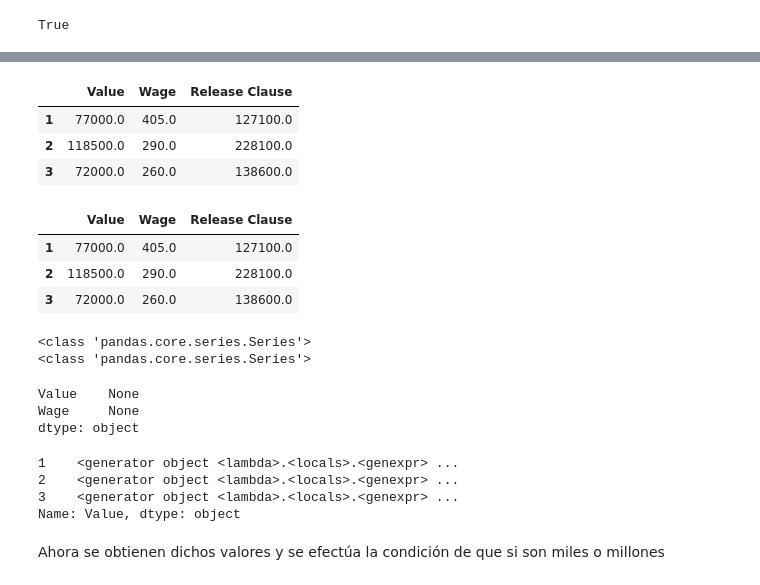
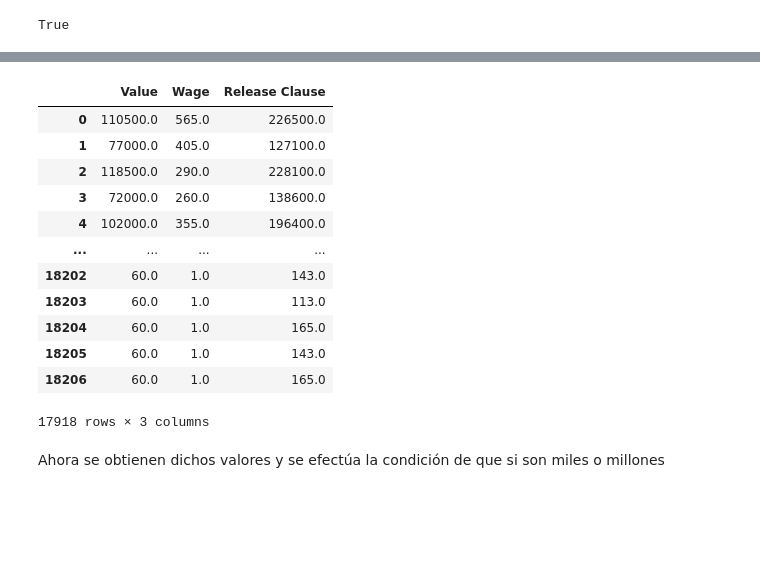
Before and after one commit to GAPPLabs/DataScienceProject, a Jupyter notebook: Proyecto.ipynb, the cells around one changed output, grey strips where cells are left out. Drawn from its saved outputs; the diff is of its cells as text; code cells hidden in the pictures; blank space fills up the shorter version.

Commit message:
Value, Wage and Release Clause columns cleaned

```diff
--- a/Proyecto.ipynb
+++ b/Proyecto.ipynb
@@ -429,42 +373,0 @@ data2
-# %%
-data2[['Value','Wage', 'Release Clause']].apply(lambda x:
-                         [tupla[1]*1000 if ('M' in tupla[0]) else tupla[1]
-
-                                    for tupla in
-                          list(map(lambda y:(y, float(re.findall('(\d+(?:\.\d+)?)', y)[0])) , x))
-                          [(y, float(re.findall('(\d+(?:\.\d+)?)', y)[0])) for y in x]] )
-# %%
-data2[['Value','Wage', 'Release Clause']].apply(lambda x:
-                         [tupla[1]*1000 if ('M' in tupla[0]) else tupla[1]
-                                    for tupla in list(map(lambda value:(value, float(re.findall('(\d+(?:\.\d+)?)', value)[0])) , x))] )
-# %% [output]
-|  | Value | Wage | Release Clause |
-| 1 | 77000.0 | 405.0 | 127100.0 |
-| 2 | 118500.0 | 290.0 | 228100.0 |
-| 3 | 72000.0 | 260.0 | 138600.0 |
-# %%
-data2[['Value','Wage', 'Release Clause']].apply(lambda x:
-                         [tupla[1]*1000 if ('M' in tupla[0]) else tupla[1]
-                                    for tupla in [(value, float(re.findall('(\d+(?:\.\d+)?)', value)[0])) for value in x]] )
-# %% [output]
-|  | Value | Wage | Release Clause |
-| 1 | 77000.0 | 405.0 | 127100.0 |
-| 2 | 118500.0 | 290.0 | 228100.0 |
-| 3 | 72000.0 | 260.0 | 138600.0 |
-# %%
-data2[['Value', 'Wage']].apply( lambda x: print(type(x)) )
-# %% [output]
-<class 'pandas.core.series.Series'>
-<class 'pandas.core.series.Series'>
-Value    None
-Wage     None
-dtype: object
-# %%
-var = data2['Value'].apply(
-    lambda x: (y[1]*1000 if ('M' in y[0]) else y[1] for y in [(x,float(re.findall('(\d+(?:\.\d+)?)',x)[0]))]) )
-var
-# %% [output]
-1    <generator object <lambda>.<locals>.<genexpr> ...
-2    <generator object <lambda>.<locals>.<genexpr> ...
-3    <generator object <lambda>.<locals>.<genexpr> ...
-Name: Value, dtype: object
@@ -488,2 +374,19 @@ Name: Value, dtype: object
+# %%
+dataframe[['Value','Wage', 'Release Clause']].apply(lambda x: [tupla[1]*1000 if ('M' in tupla[0]) else tupla[1]
+                                    for tupla in [(value, float(re.findall('(\d+(?:\.\d+)?)', value)[0])) for value in x]] )
+# %% [output]
+|  | Value | Wage | Release Clause |
+| 0 | 110500.0 | 565.0 | 226500.0 |
+| 1 | 77000.0 | 405.0 | 127100.0 |
+| 2 | 118500.0 | 290.0 | 228100.0 |
+| 3 | 72000.0 | 260.0 | 138600.0 |
+| 4 | 102000.0 | 355.0 | 196400.0 |
+| ... | ... | ... | ... |
+| 18202 | 60.0 | 1.0 | 143.0 |
+| 18203 | 60.0 | 1.0 | 113.0 |
+| 18204 | 60.0 | 1.0 | 165.0 |
+| 18205 | 60.0 | 1.0 | 143.0 |
+| 18206 | 60.0 | 1.0 | 165.0 |
+17918 rows × 3 columns
 # %% [markdown]
 Ahora se obtienen dichos valores y se efectúa la condición de que si son miles o millones
```
Also changed, not shown: parts of 8 cells of this notebook.
